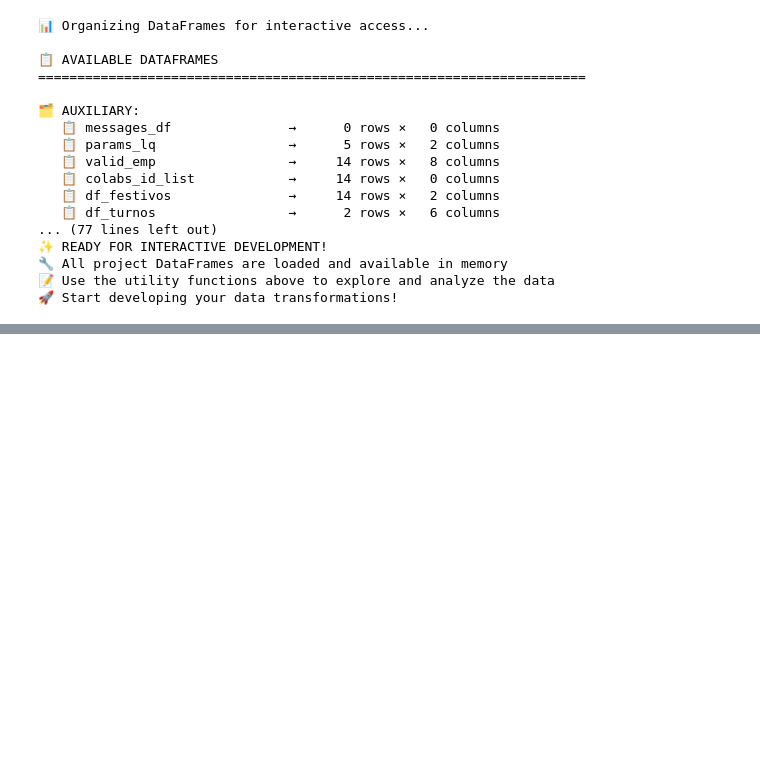
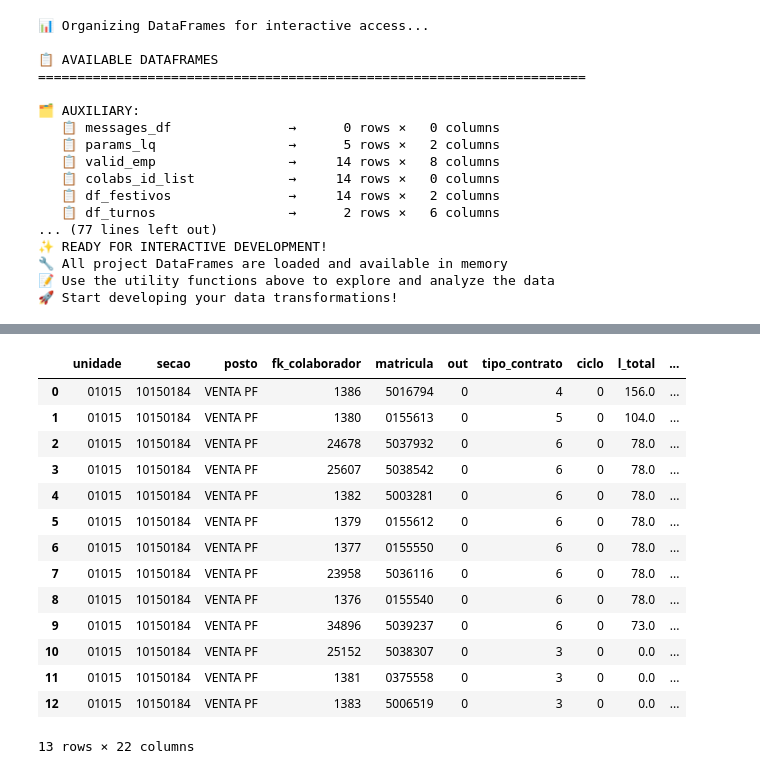
Before and after one commit to joao-tlantic/algortimo-gd, a Jupyter notebook: developments-notebook.ipynb, the cells around one changed output, grey strips where cells are left out. Cells and saved outputs as stored; diff of their text form; code cells hidden in the pictures; blank space fills up the shorter version.

```diff
--- a/developments-notebook.ipynb
+++ b/developments-notebook.ipynb
@@ -974,7 +1023,7 @@ print("🚀 Start developing your data transformations!")
     # =============================================================================
     # 4.3 PERFORM DATA TRANSFORMATIONS (Stage 3)
     # =============================================================================
-
+with data_manager:
     print("\n🔄 Stage 3: Performing data transformations...")
 
     try:
@@ -1513,0 +1997,20 @@ else:
+# %%
+df_colab = medium_dataframes["df_colaborador"].copy()
+
+df_colab.head(20)
+# %% [output]
+|  | unidade | secao | posto | fk_colaborador | matricula | out | tipo_contrato | ciclo | l_total | ... |
+| 0 | 01015 | 10150184 | VENTA PF | 1386 | 5016794 | 0 | 4 | 0 | 156.0 | ... |
+| 1 | 01015 | 10150184 | VENTA PF | 1380 | 0155613 | 0 | 5 | 0 | 104.0 | ... |
+| 2 | 01015 | 10150184 | VENTA PF | 24678 | 5037932 | 0 | 6 | 0 | 78.0 | ... |
+| 3 | 01015 | 10150184 | VENTA PF | 25607 | 5038542 | 0 | 6 | 0 | 78.0 | ... |
+| 4 | 01015 | 10150184 | VENTA PF | 1382 | 5003281 | 0 | 6 | 0 | 78.0 | ... |
+| 5 | 01015 | 10150184 | VENTA PF | 1379 | 0155612 | 0 | 6 | 0 | 78.0 | ... |
+| 6 | 01015 | 10150184 | VENTA PF | 1377 | 0155550 | 0 | 6 | 0 | 78.0 | ... |
+| 7 | 01015 | 10150184 | VENTA PF | 23958 | 5036116 | 0 | 6 | 0 | 78.0 | ... |
+| 8 | 01015 | 10150184 | VENTA PF | 1376 | 0155540 | 0 | 6 | 0 | 78.0 | ... |
+| 9 | 01015 | 10150184 | VENTA PF | 34896 | 5039237 | 0 | 6 | 0 | 73.0 | ... |
+| 10 | 01015 | 10150184 | VENTA PF | 25152 | 5038307 | 0 | 3 | 0 | 0.0 | ... |
+| 11 | 01015 | 10150184 | VENTA PF | 1381 | 0375558 | 0 | 3 | 0 | 0.0 | ... |
+| 12 | 01015 | 10150184 | VENTA PF | 1383 | 5006519 | 0 | 3 | 0 | 0.0 | ... |
+13 rows × 22 columns
```
Also changed, not shown: parts of 12 cells of this notebook, 17 other files.
